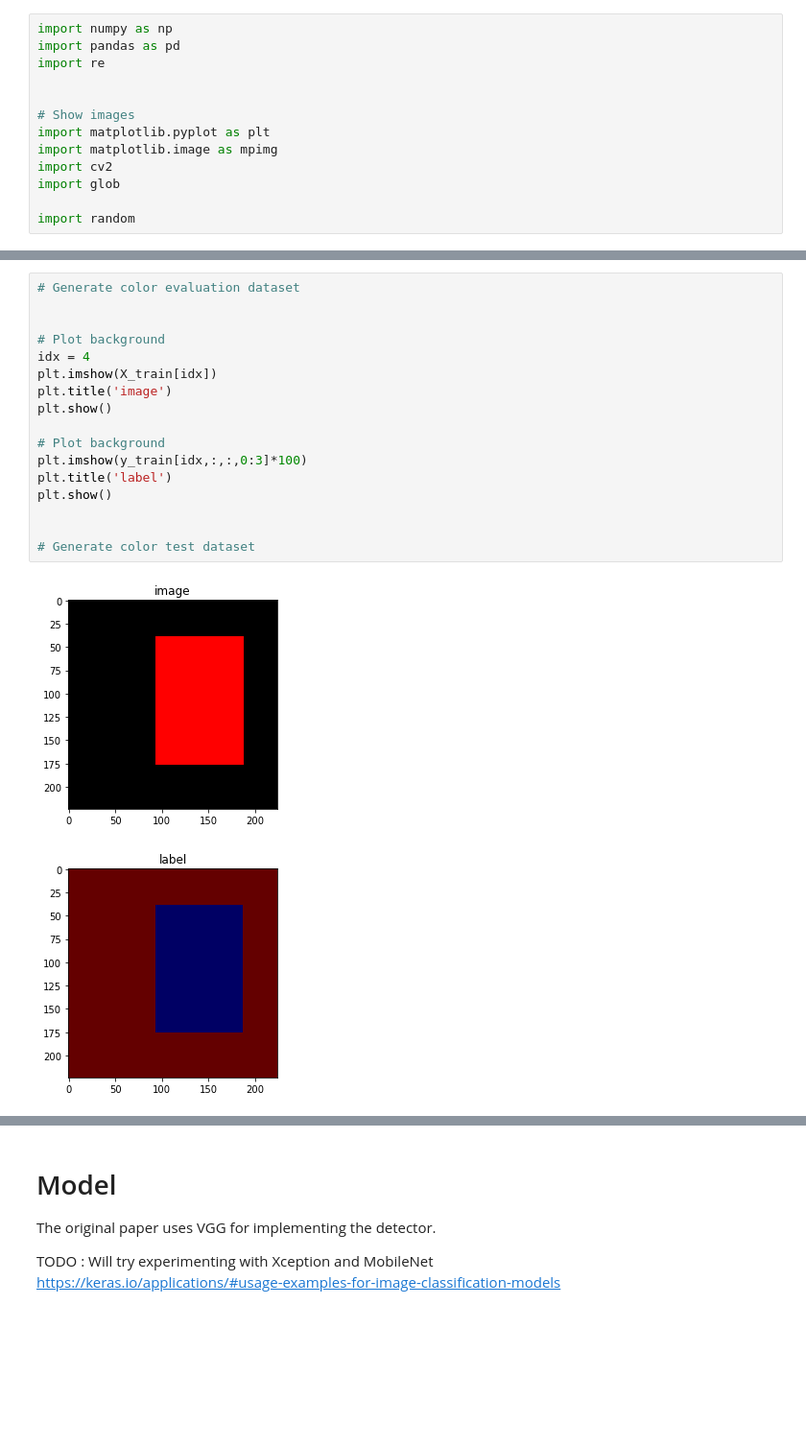
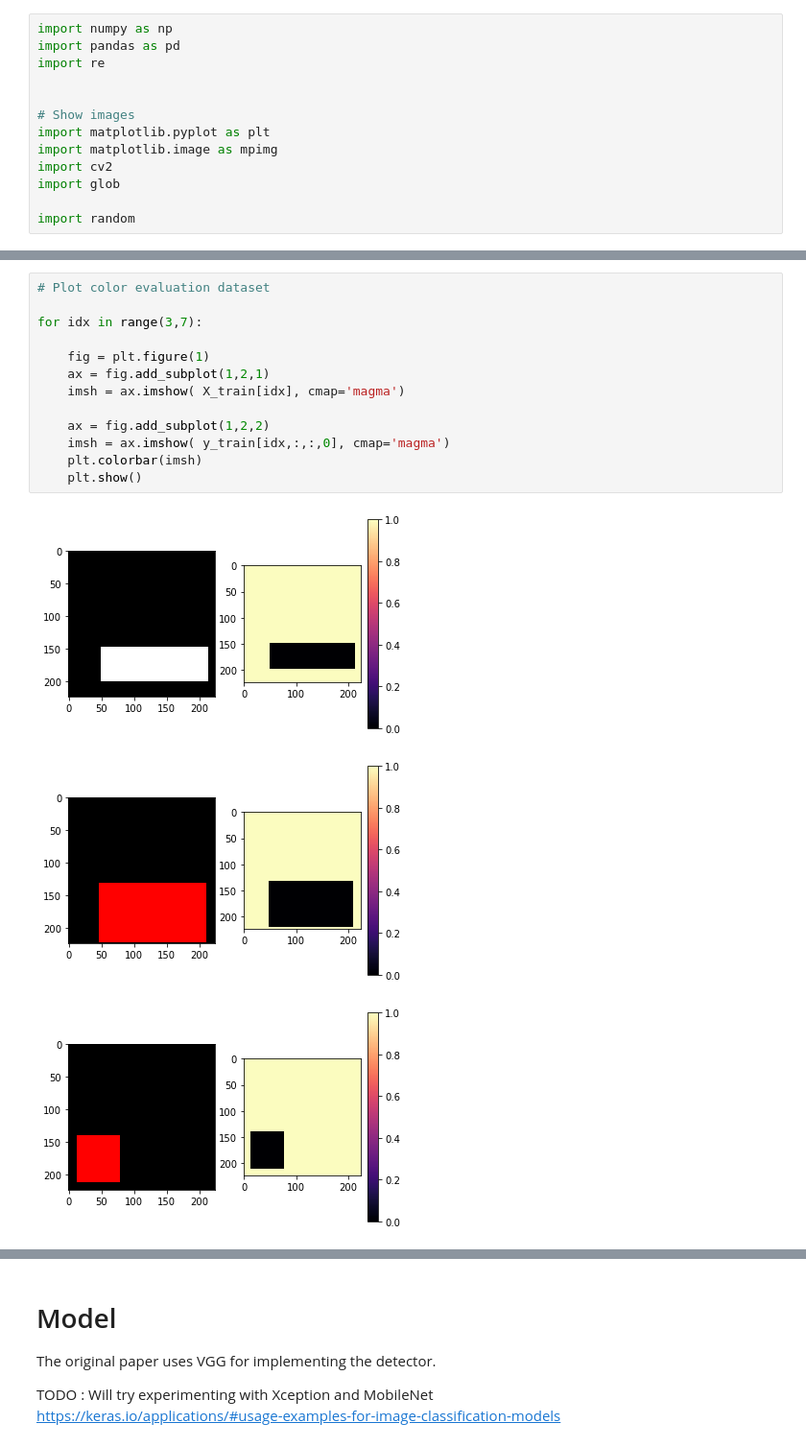
Before and after one commit to rdjondo/SimplisticSSD, a Jupyter notebook: SimpleSegNet_synthetic_dataset.ipynb, the cells around one changed output, grey strips where cells are left out. Shown at 96% size. Cells and saved outputs as stored; diff of their text form; blank space fills up the shorter version.

```diff
--- a/SimpleSegNet_synthetic_dataset.ipynb
+++ b/SimpleSegNet_synthetic_dataset.ipynb
@@ -142,23 +140,20 @@ for i in range(NUM_TRAIN):
     y_train[i] = trainim.label
 # %% [output]
 Total size of the use of memory : 147.0MB
-# %%
-# Generate color evaluation dataset
-
-
-# Plot background
-idx = 4
-plt.imshow(X_train[idx])
-plt.title('image')
-plt.show()
-
-# Plot background
-plt.imshow(y_train[idx,:,:,0:3]*100)
-plt.title('label')
-plt.show()
-
-
-# Generate color test dataset
-# %% [output]
-[figure, removed]
-[figure, removed]
+# %%
+# Plot color evaluation dataset
+
+for idx in range(3,7):
+
+    fig = plt.figure(1)
+    ax = fig.add_subplot(1,2,1)
+    imsh = ax.imshow( X_train[idx], cmap='magma')
+
+    ax = fig.add_subplot(1,2,2)
+    imsh = ax.imshow( y_train[idx,:,:,0], cmap='magma')
+    plt.colorbar(imsh)
+    plt.show()
+# %% [output]
+[figure, added]
+[figure, added]
+[figure, added]
```
Also changed, not shown: parts of 9 cells of this notebook.
